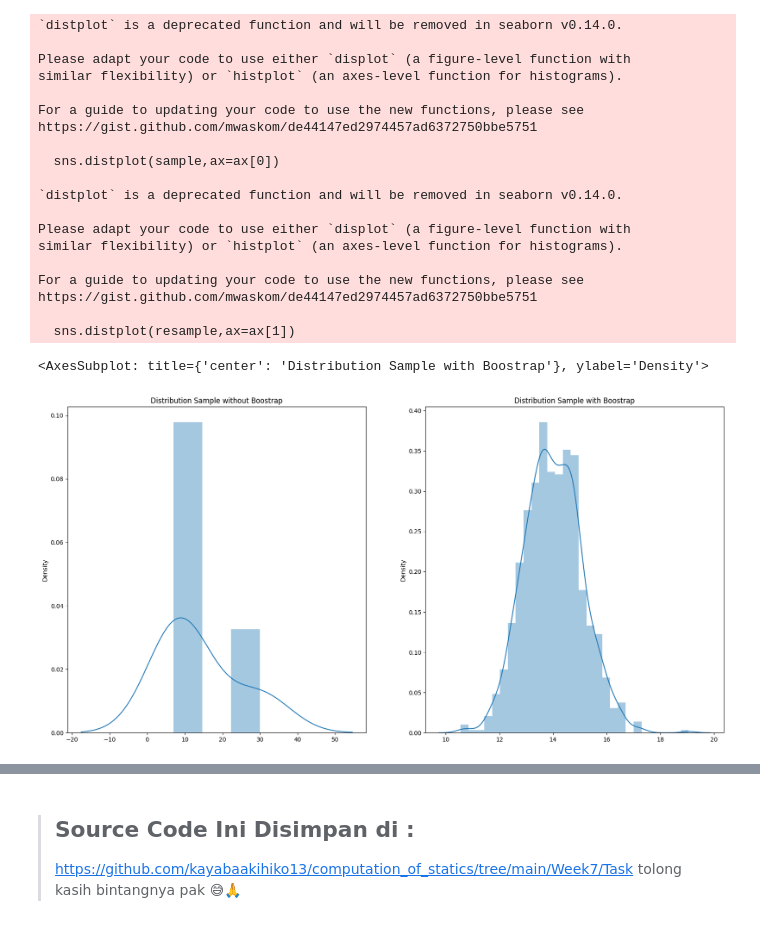
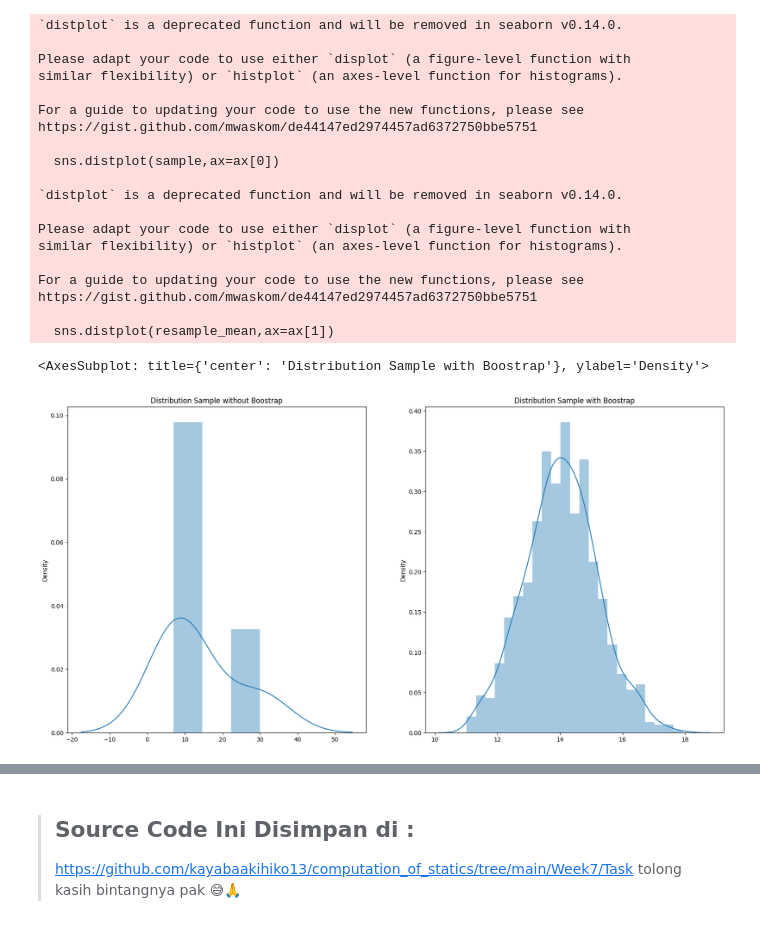
Before and after one commit to kayabaakihiko13/computation_of_statics, a Jupyter notebook: Week7/Task/Train.ipynb, the cells around one changed output, grey strips where cells are left out. Cells and saved outputs as stored; diff of their text form; code cells hidden in the pictures.

```diff
--- a/Week7/Task/Train.ipynb
+++ b/Week7/Task/Train.ipynb
@@ -12,7 +13,7 @@ import matplotlib.pyplot as plt
 # %%
 sample = ([7, 11, 8, 30])
 # %%
-resample_mean,mean_resample,var_mean_resample,mse_mean_resample,ci_mean_resample=boostraping(sample,1000,70).mean_bootsrap()
+resample_mean,mean_resample,var_mean_resample,mse_mean_resample,ci_mean_resample=boostraping(sample,1000,70,np.mean).model_resample()
 print('Real Mean :',np.mean(sample))
 print('Mean Re-Sample:{:.3f}'.format(mean_resample))
 print('MSE Re-sample:{:.3f}'.format(mse_mean_resample))
@@ -46,31 +28,31 @@ array([15.41428571, 12.91428571, 13.32857143, 13.7       , 16.05714286,
 # %%
 fig,ax=plt.subplots(1,2,figsize=(20,10))
 ax[0].set_title('Distribution Sample without Boostrap')
 sns.distplot(sample,ax=ax[0])
 ax[1].set_title('Distribution Sample with Boostrap')
-sns.distplot(resample,ax=ax[1])
+sns.distplot(resample_mean,ax=ax[1])
 # ax[1].set_title()
 # %% [output]
 `distplot` is a deprecated function and will be removed in seaborn v0.14.0.
 
 Please adapt your code to use either `displot` (a figure-level function with
 similar flexibility) or `histplot` (an axes-level function for histograms).
 
 For a guide to updating your code to use the new functions, please see
 https://gist.github.com/mwaskom/de44147ed2974457ad6372750bbe5751
 
   sns.distplot(sample,ax=ax[0])
 
 `distplot` is a deprecated function and will be removed in seaborn v0.14.0.
 
 Please adapt your code to use either `displot` (a figure-level function with
 similar flexibility) or `histplot` (an axes-level function for histograms).
 
 For a guide to updating your code to use the new functions, please see
 https://gist.github.com/mwaskom/de44147ed2974457ad6372750bbe5751
 
-  sns.distplot(resample,ax=ax[1])
+  sns.distplot(resample_mean,ax=ax[1])
 <AxesSubplot: title={'center': 'Distribution Sample with Boostrap'}, ylabel='Density'>
-[figure, old version]
+[figure, new version]
 # %%
 sample2 = np.random.chisquare(5, 100)
```
Also changed, not shown: parts of 10 cells of this notebook, 1 other file.
